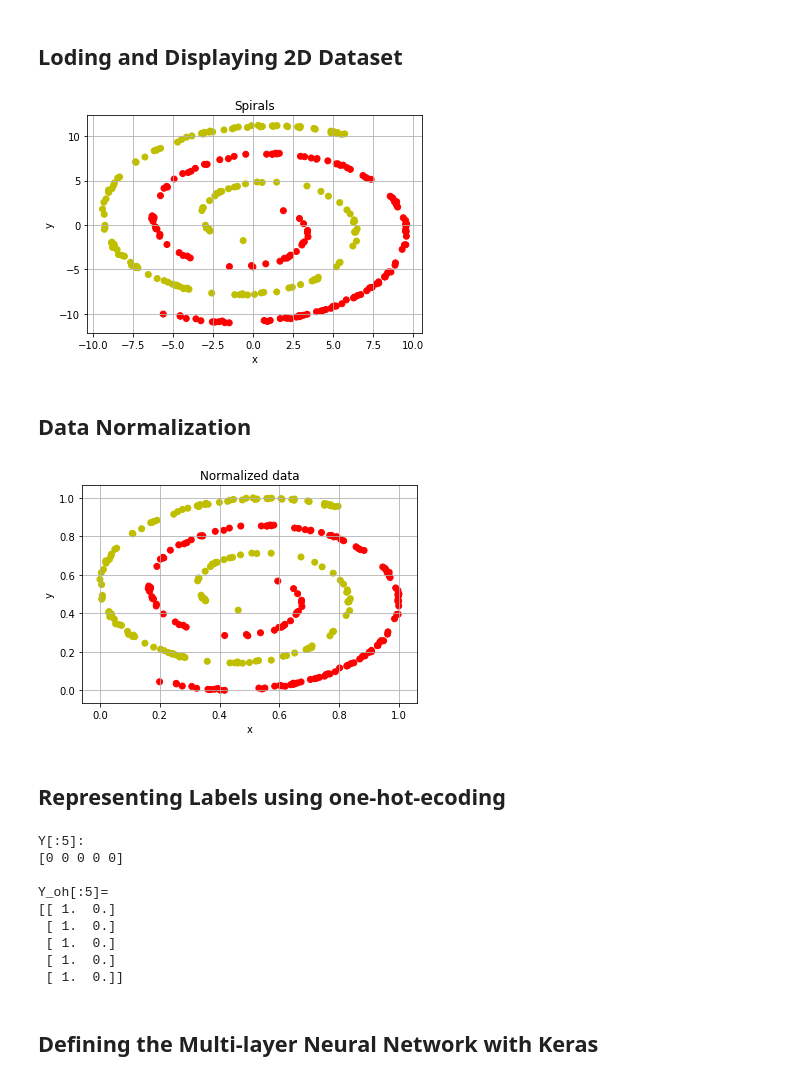
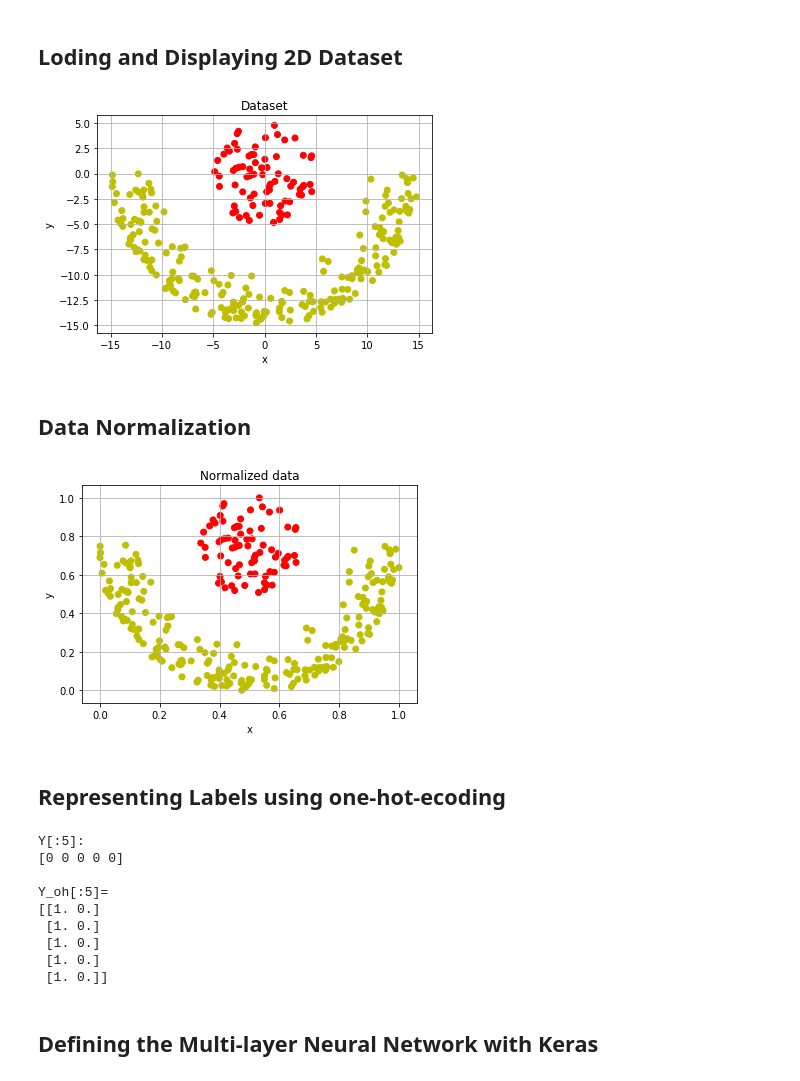
Before and after one commit to rmsouza01/ML101, a Jupyter notebook: JNotebooks/multi_layer_neural_network.ipynb, the cells around one changed output. Cells and saved outputs as stored; diff of their text form; code cells hidden in the pictures.

Commit message:
added other non-linear dataset option

```diff
--- a/JNotebooks/multi_layer_neural_network.ipynb
+++ b/JNotebooks/multi_layer_neural_network.ipynb
@@ -33,28 +33,27 @@ Using TensorFlow backend.
 # %%
 #Generating a synthetic dataset with four classes
 nsamples = 300
-data = dataset_utils.spirals(N = nsamples, degrees = 570, start = 90, noise = 0.2)
+#data = dataset_utils.spirals(N = nsamples, degrees = 570, start = 90, noise = 0.2) #non-linear dataset
+data = dataset_utils.crescent_full_moon(N = nsamples,r1 = 5,r2 = 10,r3 = 15) #non-linear dataset
 
 # Separating features (X) and labels (Y)
 X = data[:,:-1] # Features
 Y = data[:,-1].astype(int) # Labels
-Y[Y==2] = 1
-Y[Y==3] = 2
 
 #Number of classes
 k = np.unique(Y).size
 
 colors = np.array(['r','y','b','g'])
 #Displaying the dataset
 plt.scatter(X[:,0],X[:,1],c=colors[Y])
 
 plt.xlabel("x")
 plt.ylabel("y")
 plt.grid()
-plt.title("Spirals")
+plt.title("Dataset")
 plt.show()
 # %% [output]
-[figure, old version]
+[figure, new version]
 # %% [markdown]
 ## Data Normalization
 # %%
@@ -69,7 +68,7 @@ plt.ylabel("y")
 plt.grid()
 plt.show()
 # %% [output]
-[figure, old version]
+[figure, new version]
 # %% [markdown]
 ## Representing Labels using one-hot-ecoding
 # %%
@@ -85,11 +84,11 @@ Y[:5]:
 [0 0 0 0 0]
 
 Y_oh[:5]=
-[[ 1.  0.]
- [ 1.  0.]
- [ 1.  0.]
- [ 1.  0.]
- [ 1.  0.]]
+[[1. 0.]
+ [1. 0.]
+ [1. 0.]
+ [1. 0.]
+ [1. 0.]]
 # %% [markdown]
 ## Defining the Multi-layer Neural Network with Keras
 # %%
```
Also changed, not shown: parts of 3 cells of this notebook, 2 other files.
